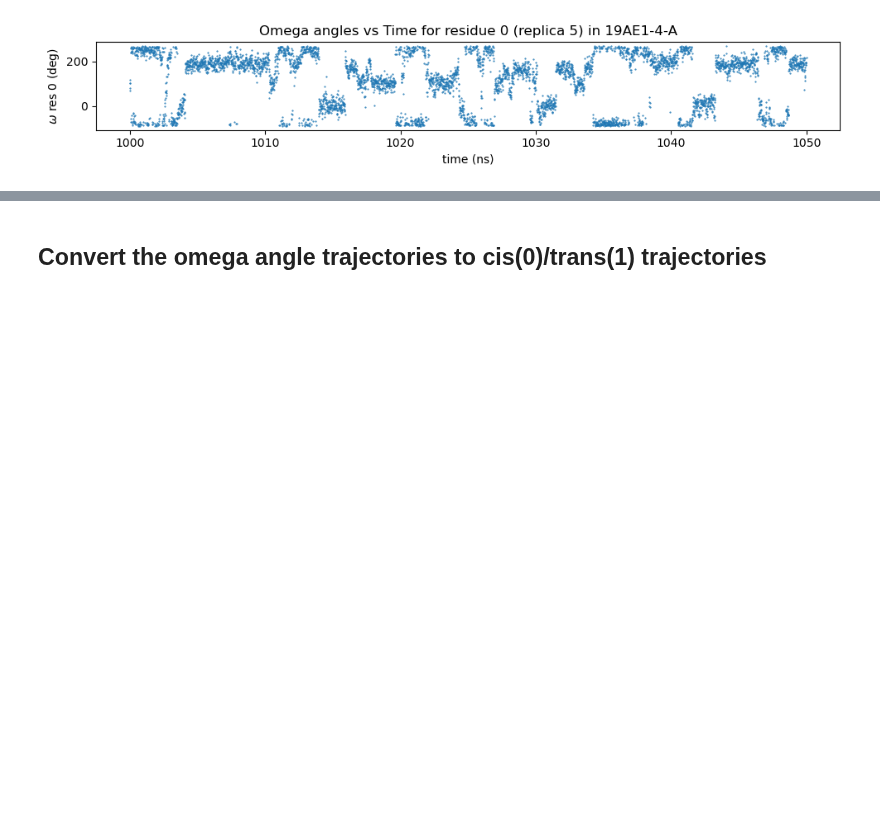
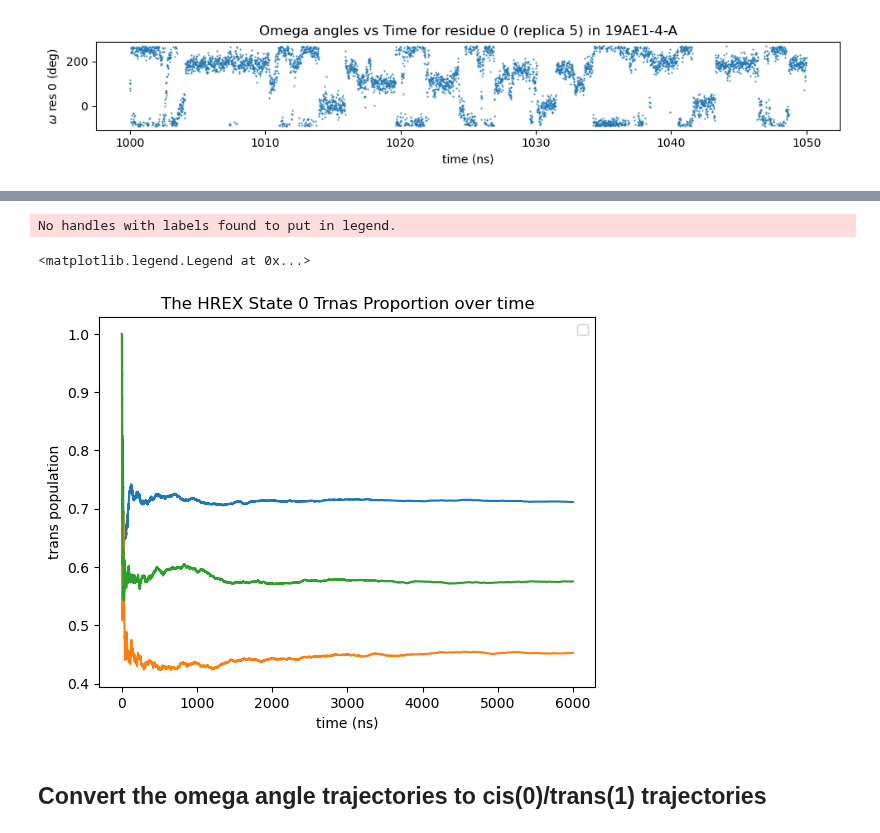
Before and after one commit to starwingc/peptoid_ESM, a Jupyter notebook: HREX/analysis/isomerizaion_timescales.ipynb, the cells around one changed output, grey strips where cells are left out. Saved outputs shown, nothing was run; the diff lists cells and outputs as text; code cells hidden in the pictures; blank space fills up the shorter version.

Commit message:
adding the trans populaiton overtime plot

```diff
--- a/HREX/analysis/isomerizaion_timescales.ipynb
+++ b/HREX/analysis/isomerizaion_timescales.ipynb
@@ -17,7 +38,7 @@ nreplicas = 6
 omegas_by_replica = []
 for i in range(nreplicas):
     # load in the angles
-    angles = np.load(f'omega_data/omegas_rep{i}.npy')
+    angles = np.array(Data.load(f'omega_data/omegas_rep{i}.pkl').array_list)
     # shift into (-90, 270) range to avoid periodic boundaries
     omegas_by_replica.append( (angles + 90.0)%360.0 - 90.0)
 # print(omegas_by_replica)
@@ -46,0 +70,10 @@ plt.show()
+# %%
+omega_state0 = np.array(Data.load(f'omega_data/omegas_state0.pkl').array_list)
+# %%
+ntraj = len(omega_state0)
+print('np.array(omega_state0).shape', np.array(omega_state0).shape)
+
+cistrans = omega2cistrans(omega_state0)
+print('cistrans.shape', cistrans.shape)
+
+cistrans
@@ -46,0 +90,13 @@ plt.show()
+# %%
+trans_population = np.zeros((600030, 3))
+n_res = cistrans.shape[1]  # Number of residues
+
+for res_idx in range(n_res):
+    trans_count = 0
+    for j, i in enumerate(cistrans[:, res_idx]):
+        if i == 1:  # Trans state
+            trans_count += 1
+        trans_population[j, res_idx] = trans_count / (j + 1)  # Normalize by total count so far
+
+print('Trans population over all counts:', trans_population)
+print('Shape:', np.shape(trans_population))
@@ -47,3 +112,20 @@ plt.show()
+# %%
+ns_per_step = 0.01
+time_in_ns = np.arange(cistrans.shape[0])*ns_per_step
+
+plt.figure()
+
+plt.plot(time_in_ns, trans_population)
+
+plt.xlabel('time (ns)')
+plt.ylabel('trans population')
+plt.title('The HREX State 0 Trnas Proportion over time')
+
+plt.legend(loc='best')
+# %% [output]
+No handles with labels found to put in legend.
+<matplotlib.legend.Legend at 0x...>
+[figure, added]
 # %% [markdown]
 ## Convert the omega angle trajectories to cis(0)/trans(1) trajectories
 # %%
```
Also changed, not shown: parts of 9 cells of this notebook.
